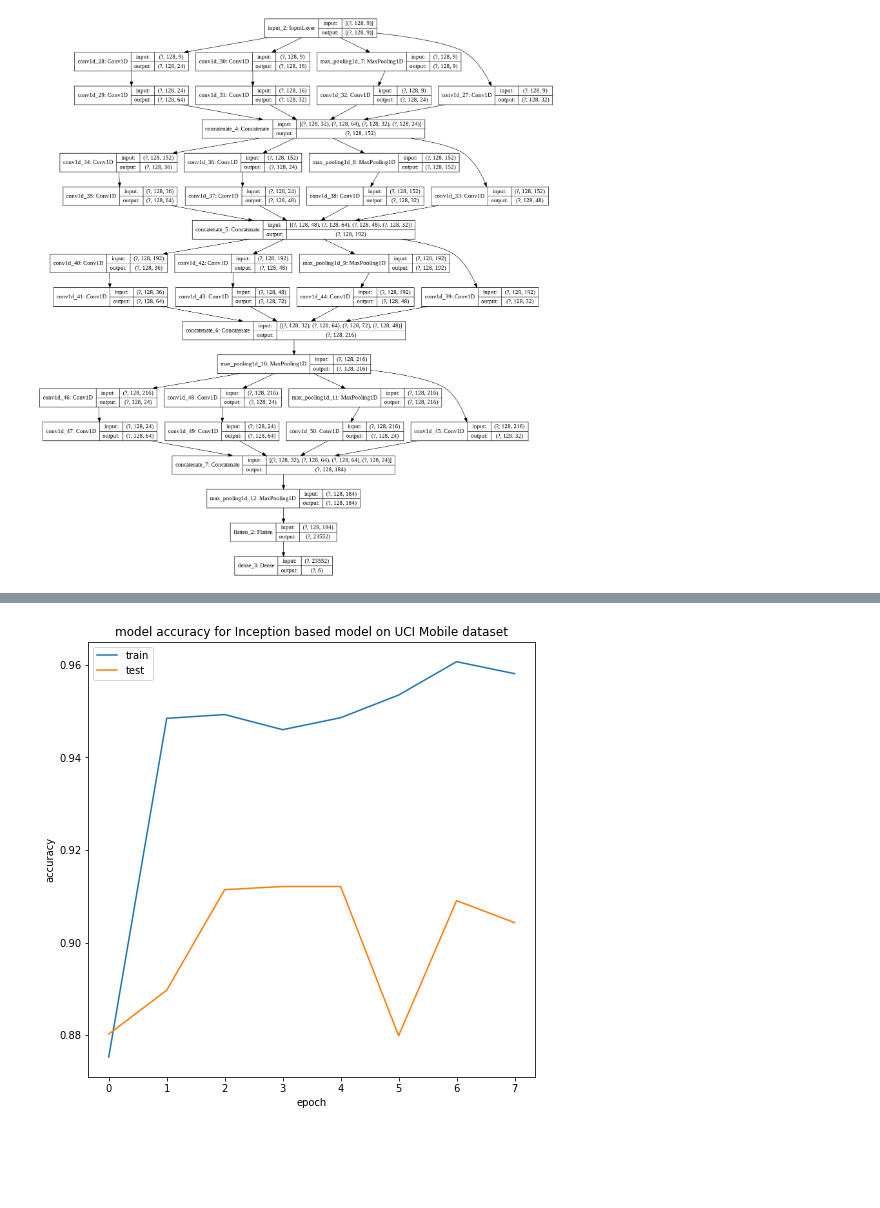
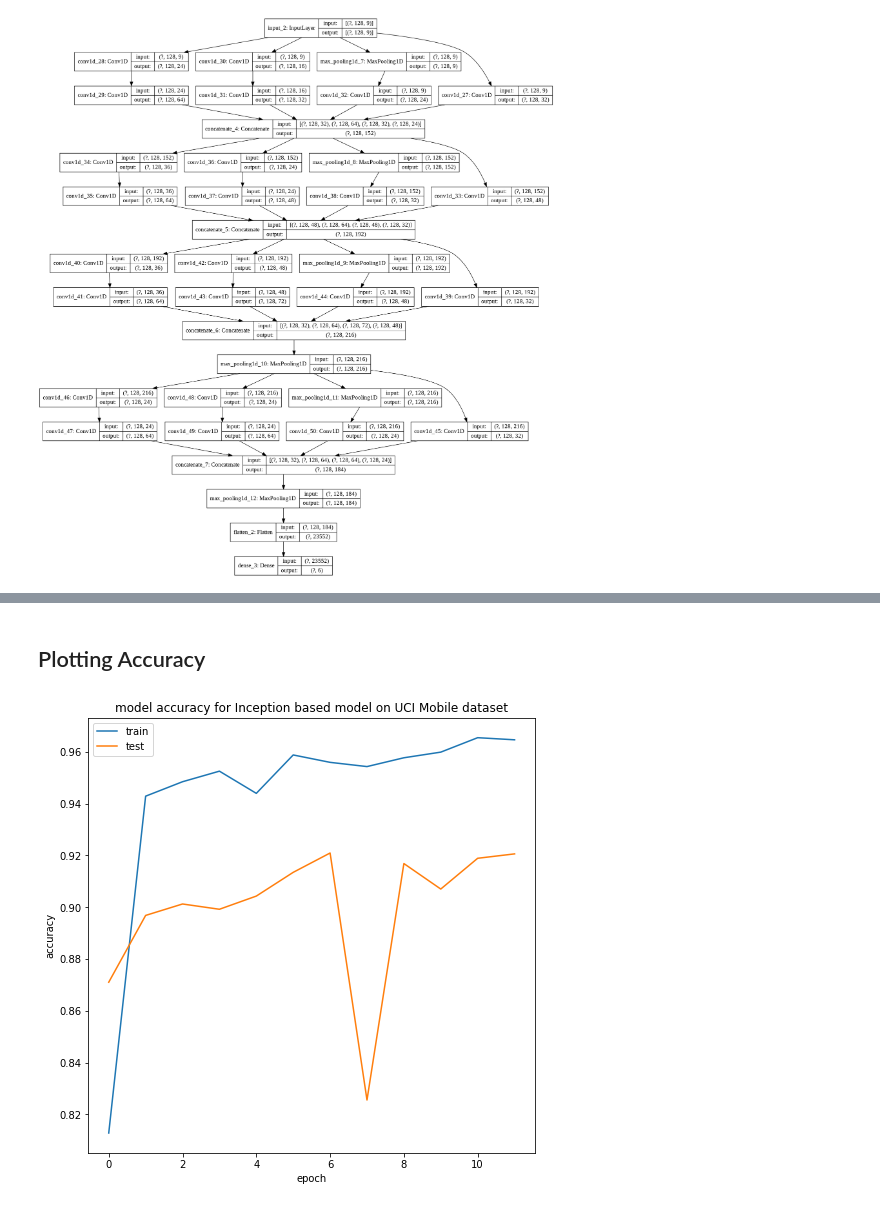
Before and after one commit to rht6226/DL, a Jupyter notebook: UCI_Mobile_Dataset.ipynb, the cells around one changed output, grey strips where cells are left out. Cells and saved outputs as stored; diff of their text form; code cells hidden in the pictures; blank space fills up the shorter version.

Commit message:
1D CNN and Inception

```diff
--- a/UCI_Mobile_Dataset.ipynb
+++ b/UCI_Mobile_Dataset.ipynb
@@ -212,5 +305,5 @@ plot_model(model, show_shapes=True, show_layer_names=True, expand_nested=False)
 # %%
 model.compile(loss='categorical_crossentropy', optimizer='adam', metrics=['accuracy'])
 # %%
-history = model.fit(x=uci.trainX, y=uci.trainy, validation_data=(uci.testX, uci.testy), verbose=1, batch_size=32, epochs=8)
+history_inception = model.fit(x=uci.trainX, y=uci.trainy, validation_data=(uci.testX, uci.testy), verbose=1, batch_size=64, epochs=12)
 # %% [output]
@@ -241,5 +335,7 @@ print(accuracy)
+# %% [markdown]
+## Plotting Accuracy
 # %%
-plot_model_accuracy("Inception based model on UCI Mobile dataset", history=history)
+plot_model_accuracy("Inception based model on UCI Mobile dataset", history=history_inception)
 # %% [output]
-[figure, old version]
+[figure, new version]
 # %%
```
Also changed, not shown: parts of 34 cells of this notebook.
